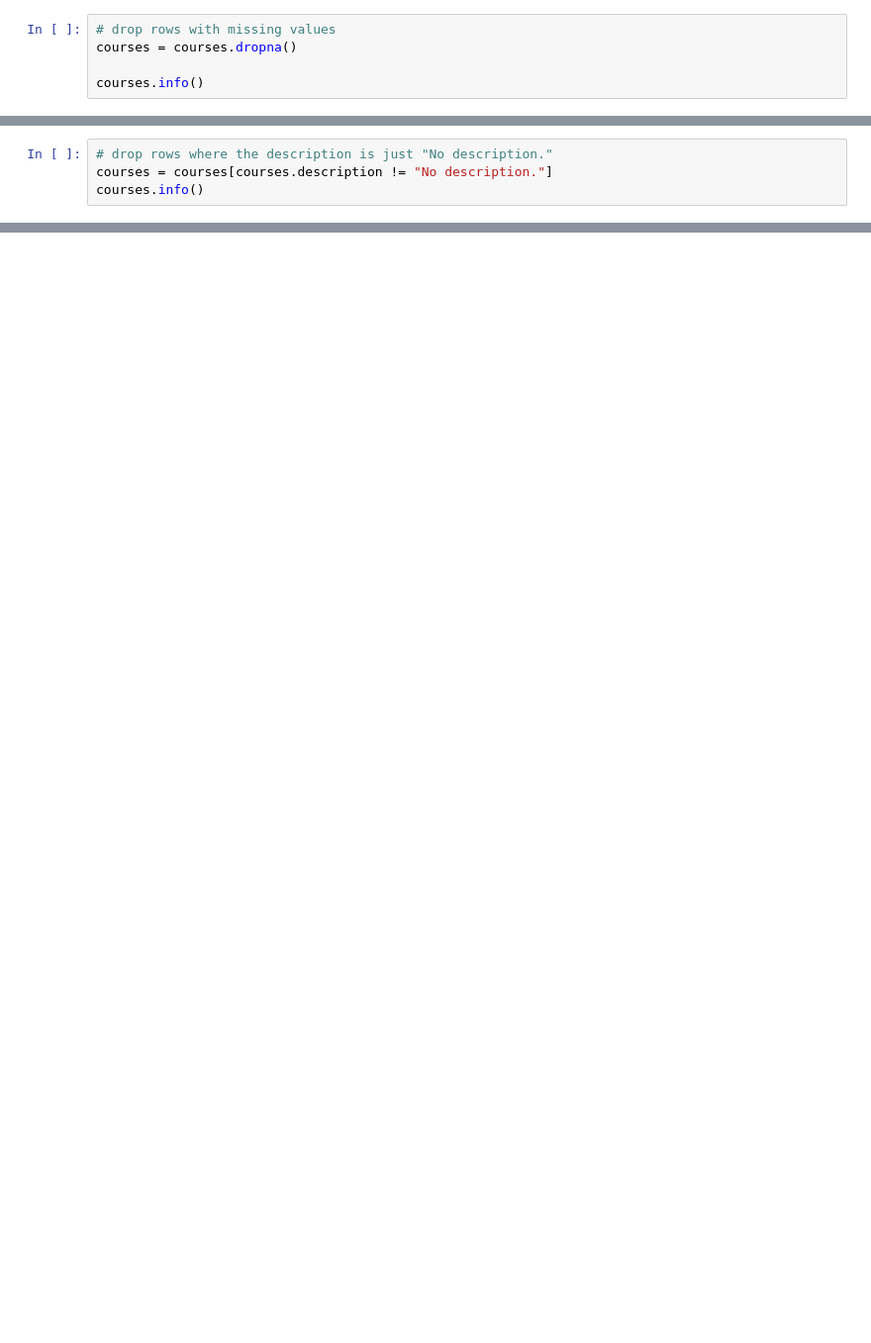
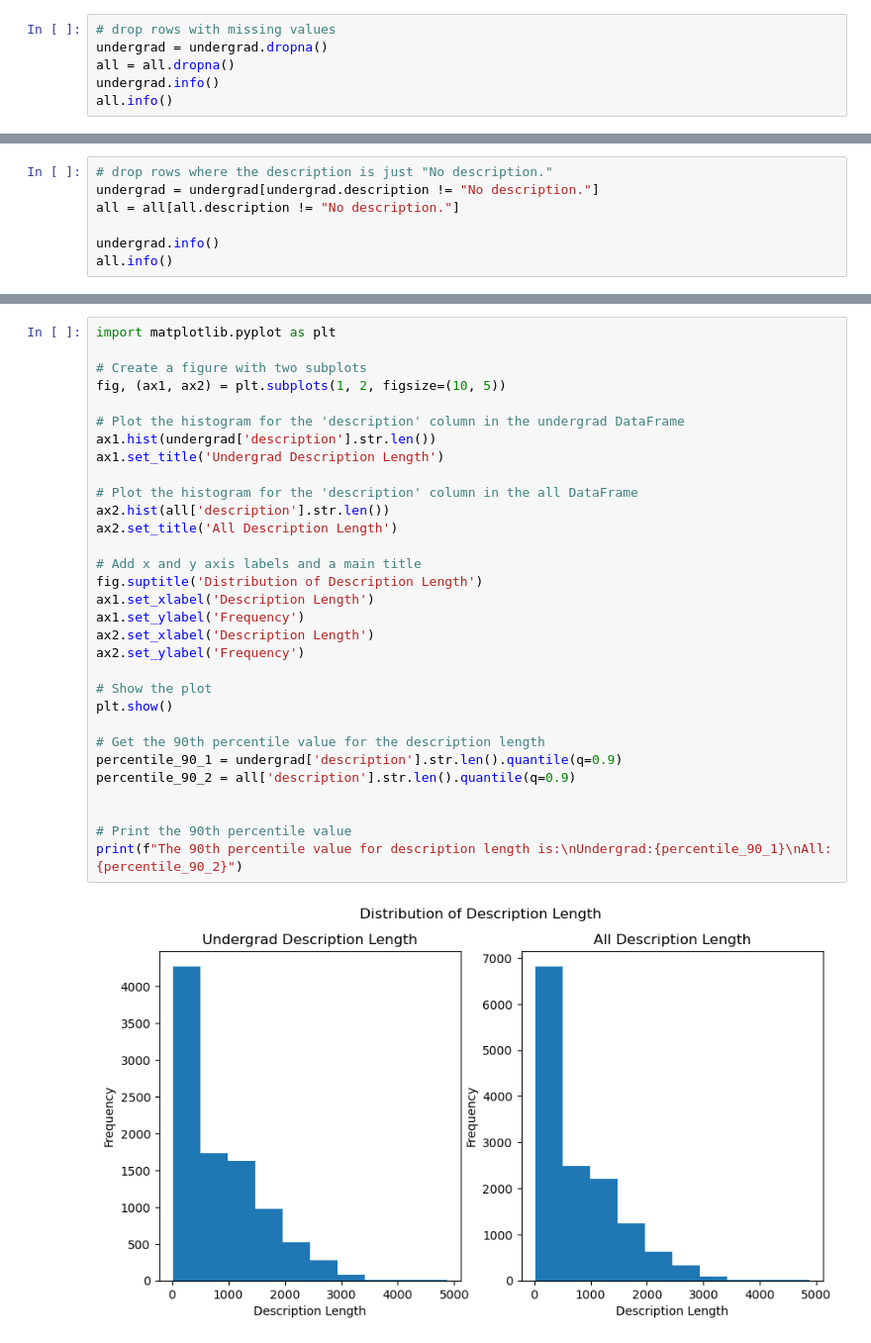
Before and after one commit to zqz979/CourseGen, a Jupyter notebook: preprocess.ipynb, the cells around one changed output, grey strips where cells are left out. Shown: that part at 99% size. Cells and saved outputs as stored; diff of their text form; blank space fills up the shorter version.

```diff
--- a/preprocess.ipynb
+++ b/preprocess.ipynb
@@ -18,7 +32,8 @@ memory usage: 221.7+ KB
 # %%
 # drop rows with missing values
-courses = courses.dropna()
-
-courses.info()
+undergrad = undergrad.dropna()
+all = all.dropna()
+undergrad.info()
+all.info()
 # %% [output]
 <class 'pandas.core.frame.DataFrame'>
@@ -33,6 +59,9 @@ memory usage: 332.3+ KB
 # %%
 # drop rows where the description is just "No description."
-courses = courses[courses.description != "No description."]
-courses.info()
+undergrad = undergrad[undergrad.description != "No description."]
+all = all[all.description != "No description."]
+
+undergrad.info()
+all.info()
 # %% [output]
 <class 'pandas.core.frame.DataFrame'>
@@ -57,0 +87,33 @@ courses['title'].str.len().hist()
+# %%
+import matplotlib.pyplot as plt
+
+# Create a figure with two subplots
+fig, (ax1, ax2) = plt.subplots(1, 2, figsize=(10, 5))
+
+# Plot the histogram for the 'description' column in the undergrad DataFrame
+ax1.hist(undergrad['description'].str.len())
+ax1.set_title('Undergrad Description Length')
+
+# Plot the histogram for the 'description' column in the all DataFrame
+ax2.hist(all['description'].str.len())
+ax2.set_title('All Description Length')
+
+# Add x and y axis labels and a main title
+fig.suptitle('Distribution of Description Length')
+ax1.set_xlabel('Description Length')
+ax1.set_ylabel('Frequency')
+ax2.set_xlabel('Description Length')
+ax2.set_ylabel('Frequency')
+
+# Show the plot
+plt.show()
+
+# Get the 90th percentile value for the description length
+percentile_90_1 = undergrad['description'].str.len().quantile(q=0.9)
+percentile_90_2 = all['description'].str.len().quantile(q=0.9)
+
+
+# Print the 90th percentile value
+print(f"The 90th percentile value for description length is:\nUndergrad:{percentile_90_1}\nAll:{percentile_90_2}")
+# %% [output]
+[figure, added]
```
Also changed, not shown: parts of 18 cells of this notebook.
